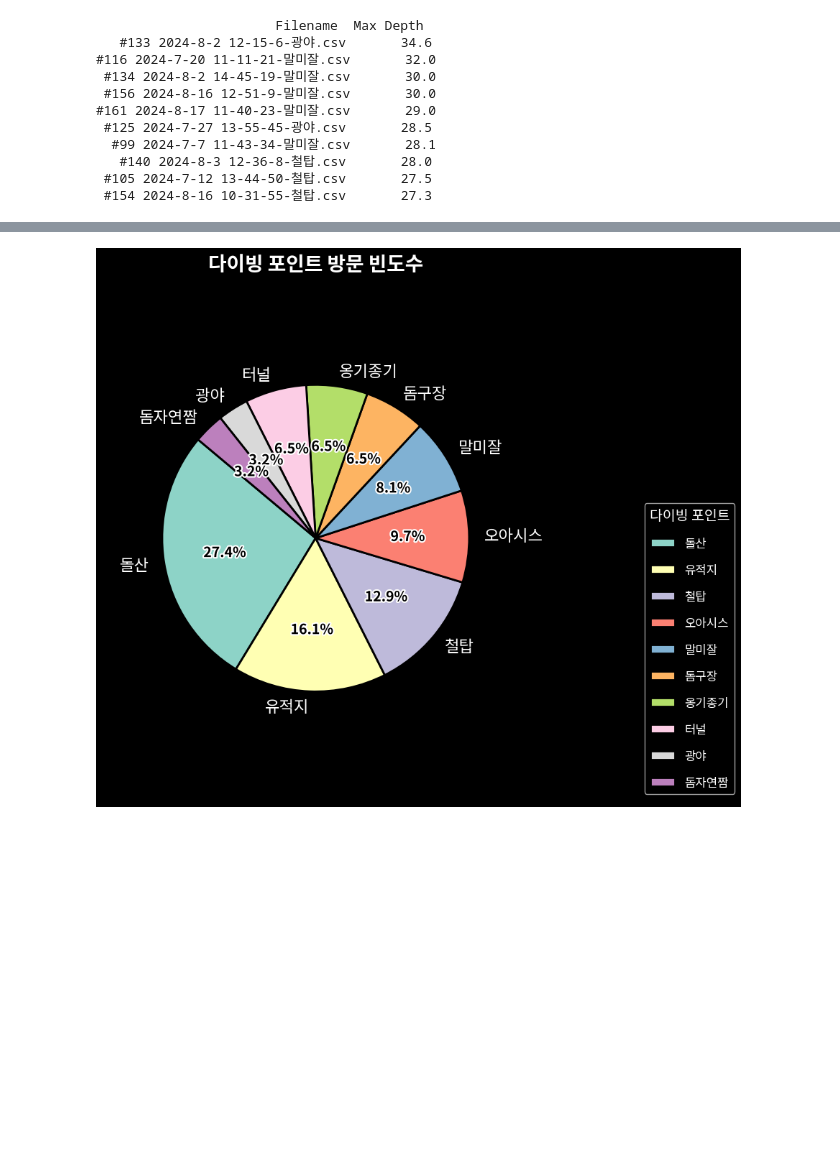
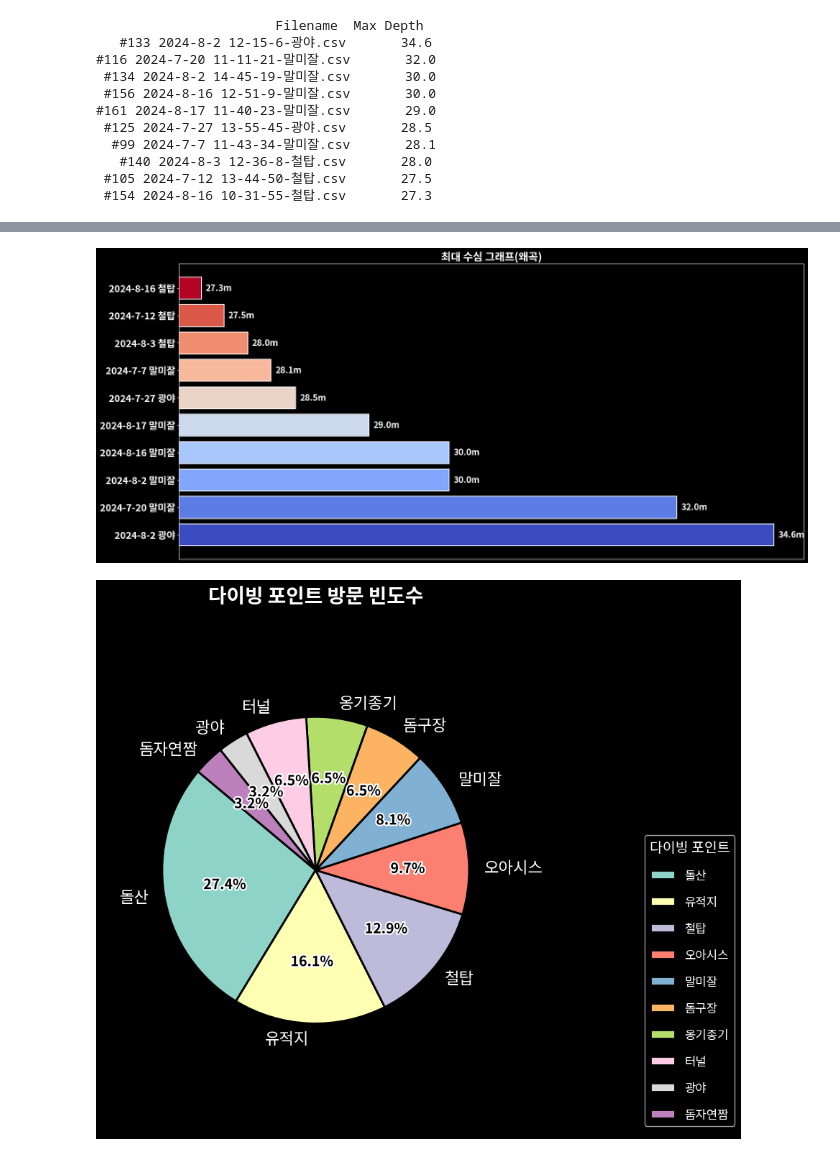
Before and after one commit to Eisenberg1113/data-analysis, a Jupyter notebook: main.ipynb, the cells around one changed output, grey strips where cells are left out. Cells and saved outputs as stored; diff of their text form; code cells hidden in the pictures; blank space fills up the shorter version.

```diff
--- a/main.ipynb
+++ b/main.ipynb
@@ -158 +163,94 @@ plt.show()
+# %%
+import pandas as pd
+import matplotlib.pyplot as plt
+import numpy as np
+
+# 데이터 생성
+data = {
+    "Filename": [
+        "2024-8-2 12-15-6-광야.csv",
+        "2024-7-20 11-11-21-말미잘.csv",
+        "2024-8-2 14-45-19-말미잘.csv",
+        "2024-8-16 12-51-9-말미잘.csv",
+        "2024-8-17 11-40-23-말미잘.csv",
+        "2024-7-27 13-55-45-광야.csv",
+        "2024-7-7 11-43-34-말미잘.csv",
+        "2024-8-3 12-36-8-철탑.csv",
+        "2024-7-12 13-44-50-철탑.csv",
+        "2024-8-16 10-31-55-철탑.csv"
+    ],
+    "Max Depth": [34.6, 32.0, 30.0, 30.0, 29.0, 28.5, 28.1, 28.0, 27.5, 27.3]
+}
+
+# 데이터프레임 생성
+top_10_max_depths = pd.DataFrame(data)
+
+# 변환 함수 정의
+def distort_scale_v2(value):
+    if value <= 27.3:
+        return value * 0.1
+    elif value <= 27.5:
+        return value * 0.2
+    elif value <= 28:
+        return value * 0.3
+    elif value <= 28.1:
+        return value * 0.4
+    elif value <= 28.5:
+        return value * 0.5
+    elif value <= 29:
+        return value * 0.8
+    elif value <= 30:
+        return value * 1.1
+    elif value <= 32:
+        return value * 1.9
+    elif value <= 35:
+        return value * 2.1
+    return value
+
+# Distorted Max Depth 열 추가
+top_10_max_depths["Distorted Max Depth"] = top_10_max_depths["Max Depth"].apply(distort_scale_v2)
+
+# 그래프 시작
+plt.figure(figsize=(21, 10))
+plt.gca().axes.get_xaxis().set_visible(False)
+
+# 색상 정의
+colors = plt.cm.coolwarm(np.linspace(0, 1, len(top_10_max_depths)))
+
+# 가로 막대 그래프
+plt.barh(
+    top_10_max_depths["Filename"].apply(lambda x: f'{x.split(" ")[0]} {x.split("-")[-1].split(".")[0]}'),
+    top_10_max_depths["Distorted Max Depth"],
+    color=colors,
+    edgecolor="white",
+    linewidth=1.5
+)
+
+# 값 텍스트 추가 (막대 바로 오른쪽)
+for index, value in enumerate(top_10_max_depths["Max Depth"]):
+    plt.text(
+        top_10_max_depths["Distorted Max Depth"][index] + 0.5,
+        index,
+        f'{value:.1f}m',
+        va='center',
+        ha='left',
+        fontsize=16,
+        fontweight='bold',
+        color='white'
+    )
+
+# 축 레이블 및 제목
+
+plt.yticks( fontsize=18, fontweight="bold")
+plt.title("최대 수심 그래프(왜곡)", fontsize=20, fontweight="bold")
+
+
+
+# 배경 스타일 조정
+plt.gca().set_facecolor("black")
+
+# 그래프 출력
+plt.show()
+# %% [output]
+[figure, added]
 # %%
```
Also changed, not shown: parts of 5 cells of this notebook.
